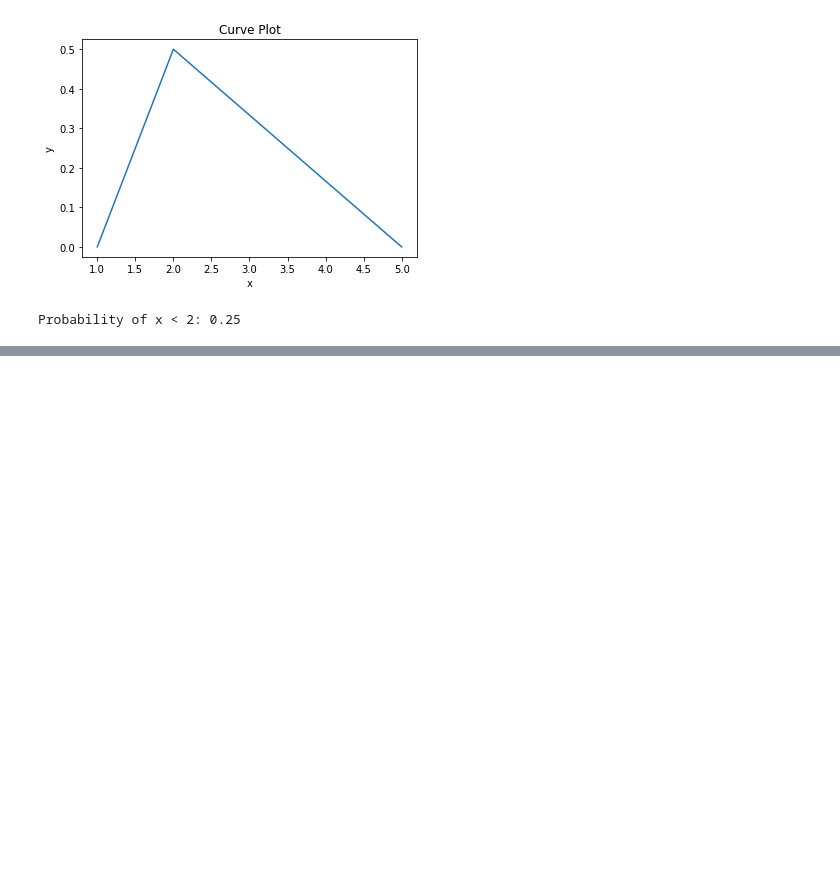
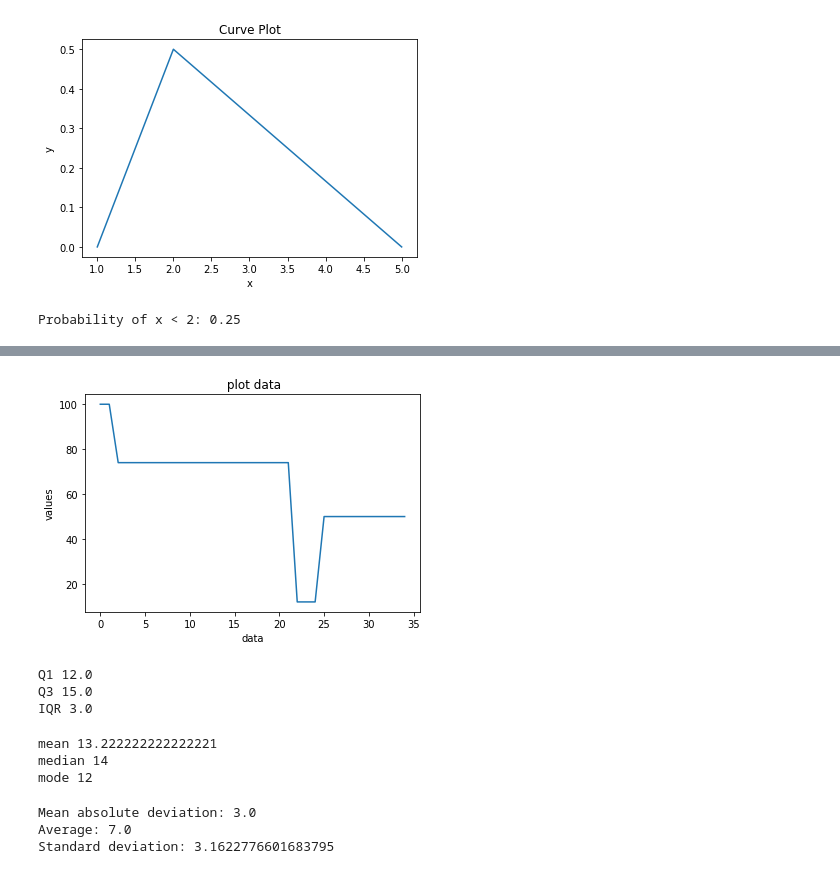
Before and after one commit to Emily20222022/blog_analytic_master, a Jupyter notebook: DS_analysis_stats_&_probability.ipynb, the cells around one changed output, grey strips where cells are left out. Drawn from its saved outputs; the diff is of its cells as text; code cells hidden in the pictures; blank space fills up the shorter version.

```diff
--- a/DS_analysis_stats_&_probability.ipynb
+++ b/DS_analysis_stats_&_probability.ipynb
@@ -180,0 +246,74 @@ Probability of x < 2: 0.25
+# %%
+import matplotlib.pyplot as plt
+import numpy as np
+
+
+data = [100]*2 + [74]*20 +[12]*3+ [50]*10
+
+plt.plot(data)
+plt.title(" plot data")
+plt.xlabel("data")
+plt.ylabel("values")
+plt.show()
+# %% [output]
+[figure, added]
+# %%
+import numpy as np
+
+data = [12,15,14,16,8]
+
+Q1 = np.percentile(data, 25)
+
+Q3 = np.percentile(data, 75)
+
+IQR = Q3 -Q1
+print("Q1", Q1)
+print("Q3", Q3)
+print("IQR", IQR)
+# %% [output]
+Q1 12.0
+Q3 15.0
+IQR 3.0
+# %%
+from statistics import mean, median, mode
+
+data = [12,15,14,16,8,12,12,14,16]
+
+mean = mean(data)
+
+median = median(data)
+
+mode = mode(data)
+
+print("mean", mean)
+print("median", median)
+print("mode", mode)
+# %% [output]
+mean 13.222222222222221
+median 14
+mode 12
+# %%
+import numpy as np
+
+# Define the numbers
+numbers = [9,5,3,11]
+
+# Calculate the mean
+mean = np.mean(numbers)
+standard_deviation = np.std(numbers)
+
+
+# Calculate the deviations from the mean
+deviations = [abs(num - mean) for num in numbers]
+
+# Calculate the MAD
+mad = np.mean(deviations)
+std = np.std(numbers)
+
+print("Mean absolute deviation:", mad)
+print("Average:", mean)
+print("Standard deviation:", std)
+# %% [output]
+Mean absolute deviation: 3.0
+Average: 7.0
+Standard deviation: 3.1622776601683795
```
Also changed, not shown: parts of 19 cells of this notebook.
